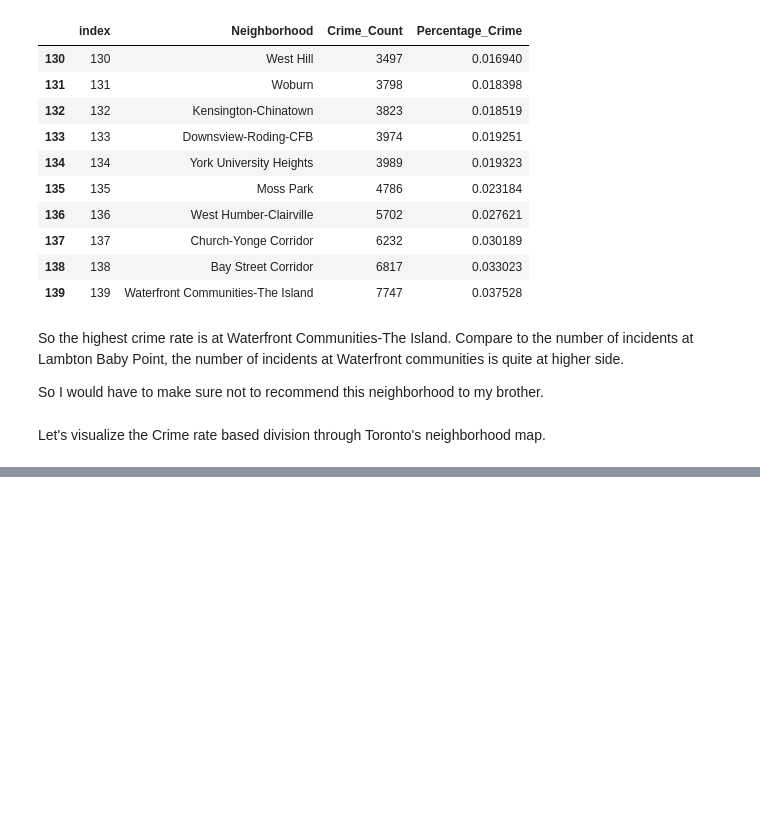
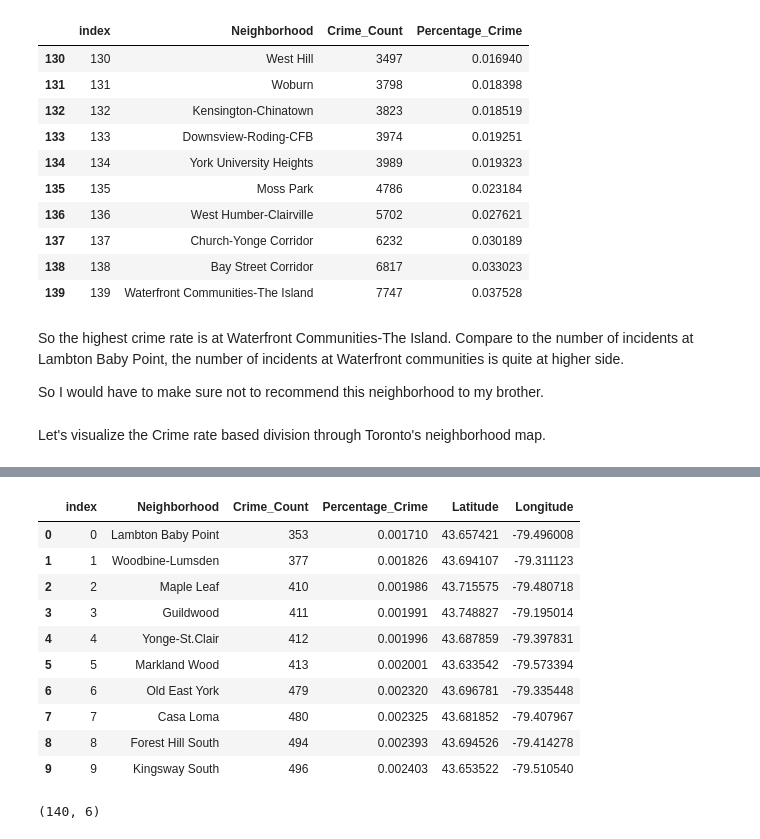
Before and after one commit to bitunsen/Coursera_Capstone, a Jupyter notebook: NeighborhoodRecommendationNotebook.ipynb, the cells around one changed output, grey strips where cells are left out. Drawn from its saved outputs; the diff is of its cells as text; code cells hidden in the pictures; blank space fills up the shorter version.

```diff
--- a/NeighborhoodRecommendationNotebook.ipynb
+++ b/NeighborhoodRecommendationNotebook.ipynb
@@ -110,3 +121,18 @@ From this datasource, I am trying to fetch the below features:
 toronto_neighborhood_url = 'https://opendata.arcgis.com/datasets/af500b5abb7240399853b35a2362d0c0_0.geojson'
 neighborhood_results = requests.get(toronto_neighborhood_url).json()
 neighborhoods = neighborhood_results["features"]
+# %%
+neighborhood_list=[]
+for neighborhood in neighborhoods:
+    name = neighborhood["properties"]["Neighbourhood"]
+    population = neighborhood["properties"]["Population"]
+    neighbor_geometry = neighborhood["geometry"]["coordinates"][0]
+    # Calculate the centroid coordinates using the boundary coordinates
+    latitude, longitude = getCentroidCoordinates(neighbor_geometry)
+    neighborhood_list.append([name, latitude, longitude])
+
+
+
+neighborhood_df = pd.DataFrame([item for item in neighborhood_list])
+neighborhood_df.columns = ["Neighborhood", "Latitude", "Longitude"]
+neighborhood_df.head(10)
@@ -217,3 +277,22 @@ We will join both data sources by th eneighborhood name and then create a datafr
  - Total number of Crime in a neighborhood
  - Percentage of Crime in a neighborhood
  - Centroid coordinates of each neighborhood (calculated using the boundary coordinates)
+# %%
+neighborhood_with_crime_df = pd.merge(toronto_crime_df, neighborhood_df, on="Neighborhood")
+neighborhood_with_crime_df.head(10)
+# %% [output]
+|  | index | Neighborhood | Crime_Count | Percentage_Crime | Latitude | Longitude |
+| 0 | 0 | Lambton Baby Point | 353 | 0.001710 | 43.657421 | -79.496008 |
+| 1 | 1 | Woodbine-Lumsden | 377 | 0.001826 | 43.694107 | -79.311123 |
+| 2 | 2 | Maple Leaf | 410 | 0.001986 | 43.715575 | -79.480718 |
+| 3 | 3 | Guildwood | 411 | 0.001991 | 43.748827 | -79.195014 |
+| 4 | 4 | Yonge-St.Clair | 412 | 0.001996 | 43.687859 | -79.397831 |
+| 5 | 5 | Markland Wood | 413 | 0.002001 | 43.633542 | -79.573394 |
+| 6 | 6 | Old East York | 479 | 0.002320 | 43.696781 | -79.335448 |
+| 7 | 7 | Casa Loma | 480 | 0.002325 | 43.681852 | -79.407967 |
+| 8 | 8 | Forest Hill South | 494 | 0.002393 | 43.694526 | -79.414278 |
+| 9 | 9 | Kingsway South | 496 | 0.002403 | 43.653522 | -79.510540 |
+# %%
+neighborhood_with_crime_df.shape
+# %% [output]
+(140, 6)
```
Also changed, not shown: parts of 5 cells of this notebook.
